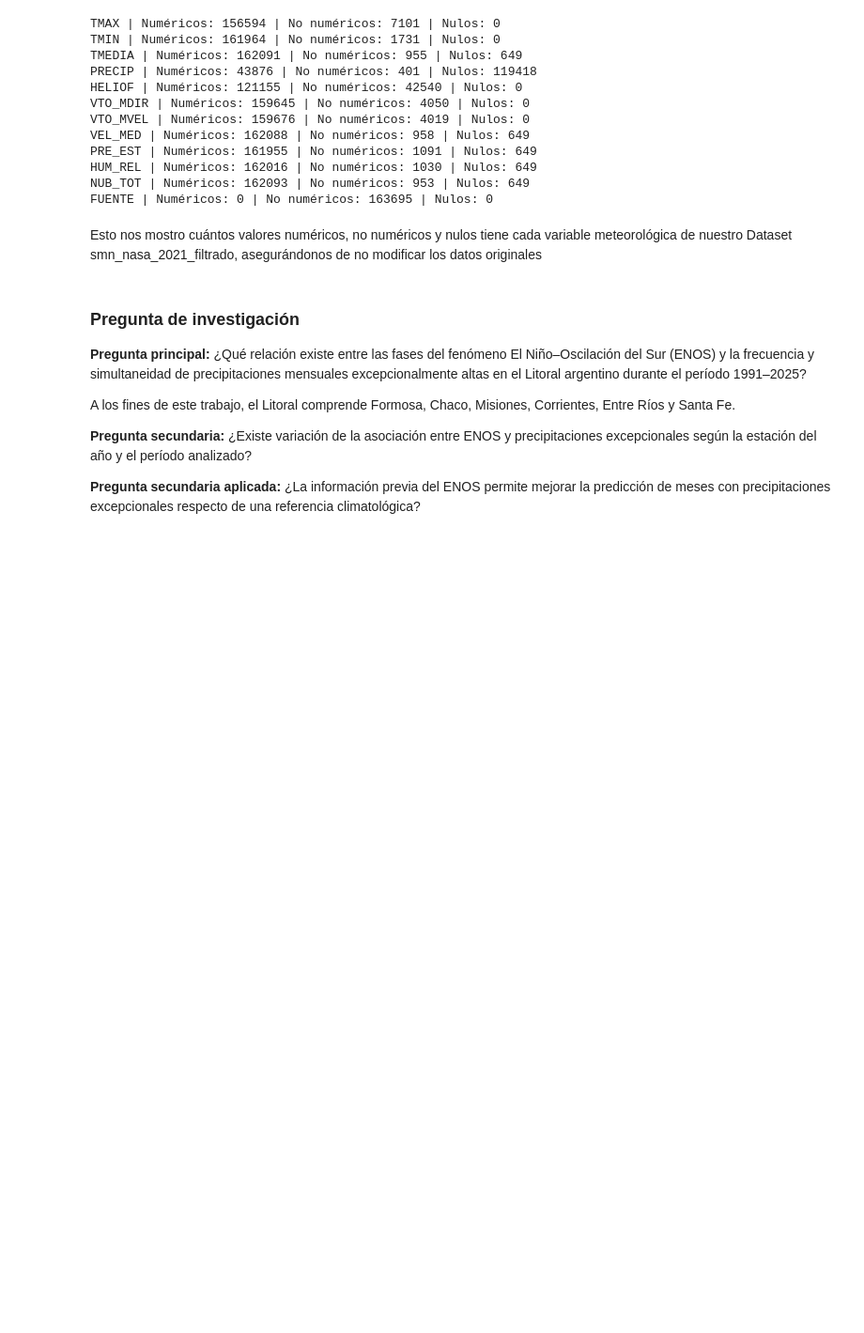
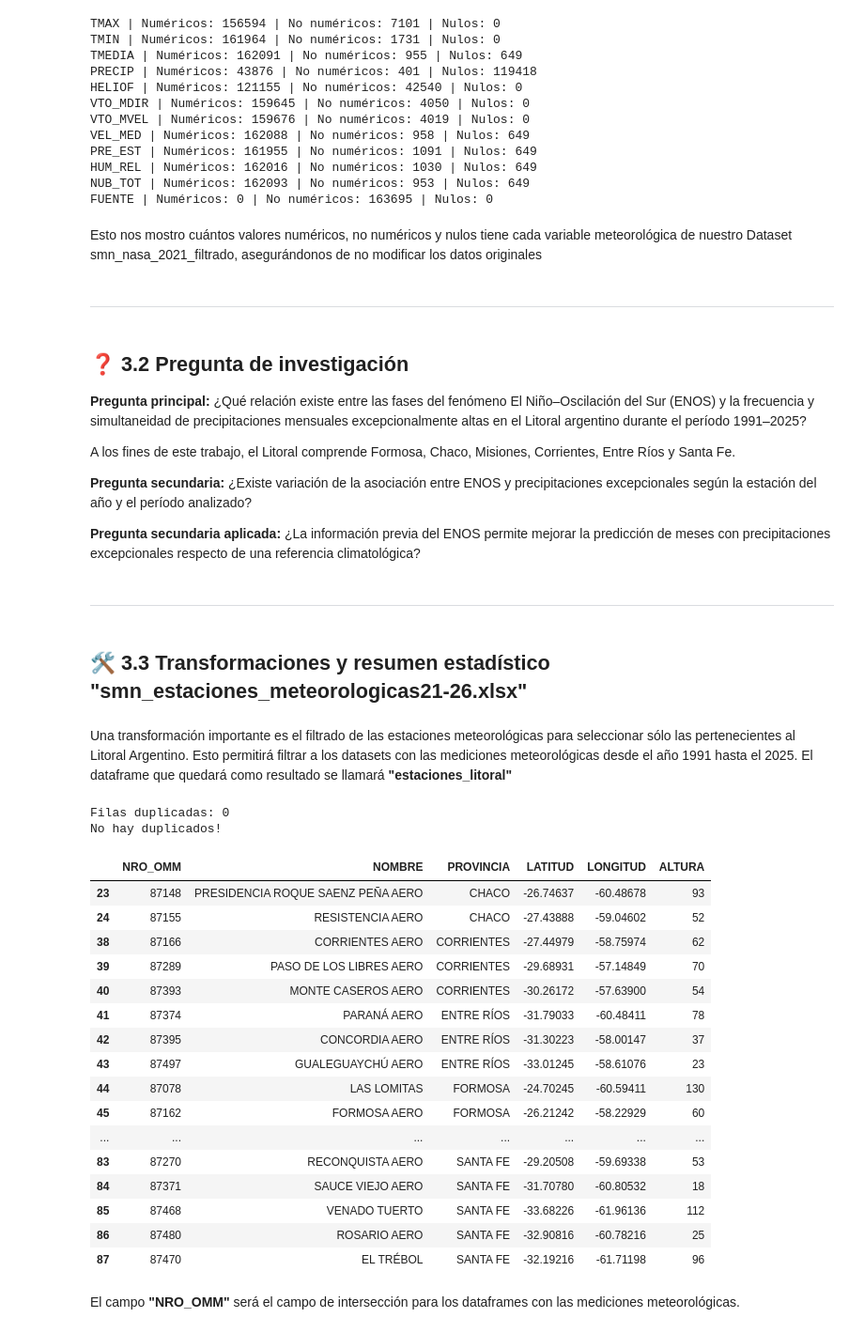
Before and after one commit to enrique20delgado-create/TP-Labo-ElNino-2C2026, a Jupyter notebook: Notebook/Ds_Enso.ipynb, the cells around one changed output. Shown at 94% size. Cells and saved outputs as stored; diff of their text form; code cells hidden in the pictures; blank space fills up the shorter version.

Commit message:
Add files via upload
Se agrega el punto 3.3 de Transformaciones y resumen estadístico del dataset "smn_estaciones_meteorologicas21-26.xlsx"

```diff
--- a/Notebook/Ds_Enso.ipynb
+++ b/Notebook/Ds_Enso.ipynb
@@ -759,8 +759,10 @@ FUENTE | Numéricos: 0 | No numéricos: 163695 | Nulos: 0
 # %% [markdown]
 
 Esto nos mostro cuántos valores numéricos, no numéricos y nulos tiene cada variable meteorológica de nuestro Dataset smn_nasa_2021_filtrado, asegurándonos de no modificar los datos originales
+# %% [markdown]
+---
 # %% [markdown]
-### Pregunta de investigación
+## ❓ 3.2 Pregunta de investigación
 
 
 **Pregunta principal:** ¿Qué relación existe entre las fases del fenómeno El Niño–Oscilación del Sur (ENOS) y la frecuencia y simultaneidad de precipitaciones mensuales excepcionalmente altas en el Litoral argentino durante el período 1991–2025?
@@ -770,3 +772,55 @@ A los fines de este trabajo, el Litoral comprende Formosa, Chaco, Misiones, Corr
 **Pregunta secundaria:** ¿Existe variación de la asociación entre ENOS y precipitaciones excepcionales según la estación del año y el período analizado?
 
 **Pregunta secundaria aplicada:** ¿La información previa del ENOS permite mejorar la predicción de meses con precipitaciones excepcionales respecto de una referencia climatológica?
+# %% [markdown]
+---
+# %% [markdown]
+## 🛠️ 3.3 Transformaciones y resumen estadístico "smn_estaciones_meteorologicas21-26.xlsx"
+# %% [markdown]
+Una transformación importante es el filtrado de las estaciones meteorológicas para seleccionar sólo las pertenecientes al Litoral Argentino. Esto permitirá filtrar a los datasets con las mediciones meteorológicas desde el año 1991 hasta el 2025.
+El dataframe que quedará como resultado se llamará **"estaciones_litoral"**
+# %%
+#Aplicamos el filtrado para dejar las estaciones que nos interesan en un dataframe llamado "estaciones_litoral"
+#Pero antes voy a aplicar un groupby por nombre de Provincia por si hay algun dato mal cargado en dicho campo:
+
+por_provincia = estaciones.groupby("PROVINCIA")["NRO_OMM"].count().reset_index()
+nombre_provincias = por_provincia[["PROVINCIA"]]
+
+print("Filas duplicadas:", nombre_provincias.duplicated().sum())
+if nombre_provincias.duplicated().sum() == 0:
+  print('No hay duplicados!')
+else:
+  print('Hay filas duplicadas, vamos a revisar un poco más y eliminarlas')
+#display(nombre_provincias)
+
+#Me aseguré que no tengo nombres mal escritos ni duplicados en el campo Provincias
+#Ahora aplico el filtro para seleccionar solo las del Litoral
+estaciones_litoral = estaciones[(estaciones["PROVINCIA"] == "CORRIENTES") |
+                                (estaciones["PROVINCIA"] == "CHACO") |
+                                (estaciones["PROVINCIA"] == "ENTRE RÍOS") |
+                                (estaciones["PROVINCIA"] == "FORMOSA") |
+                                (estaciones["PROVINCIA"] == "MISIONES") |
+                                (estaciones["PROVINCIA"] == "SANTA FE") ]
+display(estaciones_litoral)
+# %% [output]
+Filas duplicadas: 0
+No hay duplicados!
+|  | NRO_OMM | NOMBRE | PROVINCIA | LATITUD | LONGITUD | ALTURA |
+| 23 | 87148 | PRESIDENCIA ROQUE SAENZ PEÑA AERO | CHACO | -26.74637 | -60.48678 | 93 |
+| 24 | 87155 | RESISTENCIA AERO | CHACO | -27.43888 | -59.04602 | 52 |
+| 38 | 87166 | CORRIENTES AERO | CORRIENTES | -27.44979 | -58.75974 | 62 |
+| 39 | 87289 | PASO DE LOS LIBRES AERO | CORRIENTES | -29.68931 | -57.14849 | 70 |
+| 40 | 87393 | MONTE CASEROS AERO | CORRIENTES | -30.26172 | -57.63900 | 54 |
+| 41 | 87374 | PARANÁ AERO | ENTRE RÍOS | -31.79033 | -60.48411 | 78 |
+| 42 | 87395 | CONCORDIA AERO | ENTRE RÍOS | -31.30223 | -58.00147 | 37 |
+| 43 | 87497 | GUALEGUAYCHÚ AERO | ENTRE RÍOS | -33.01245 | -58.61076 | 23 |
+| 44 | 87078 | LAS LOMITAS | FORMOSA | -24.70245 | -60.59411 | 130 |
+| 45 | 87162 | FORMOSA AERO | FORMOSA | -26.21242 | -58.22929 | 60 |
+| ... | ... | ... | ... | ... | ... | ... |
+| 83 | 87270 | RECONQUISTA AERO | SANTA FE | -29.20508 | -59.69338 | 53 |
+| 84 | 87371 | SAUCE VIEJO AERO | SANTA FE | -31.70780 | -60.80532 | 18 |
+| 85 | 87468 | VENADO TUERTO | SANTA FE | -33.68226 | -61.96136 | 112 |
+| 86 | 87480 | ROSARIO AERO | SANTA FE | -32.90816 | -60.78216 | 25 |
+| 87 | 87470 | EL TRÉBOL | SANTA FE | -32.19216 | -61.71198 | 96 |
+# %% [markdown]
+El campo **"NRO_OMM"** será el campo de intersección para los dataframes con las mediciones meteorológicas.
```
